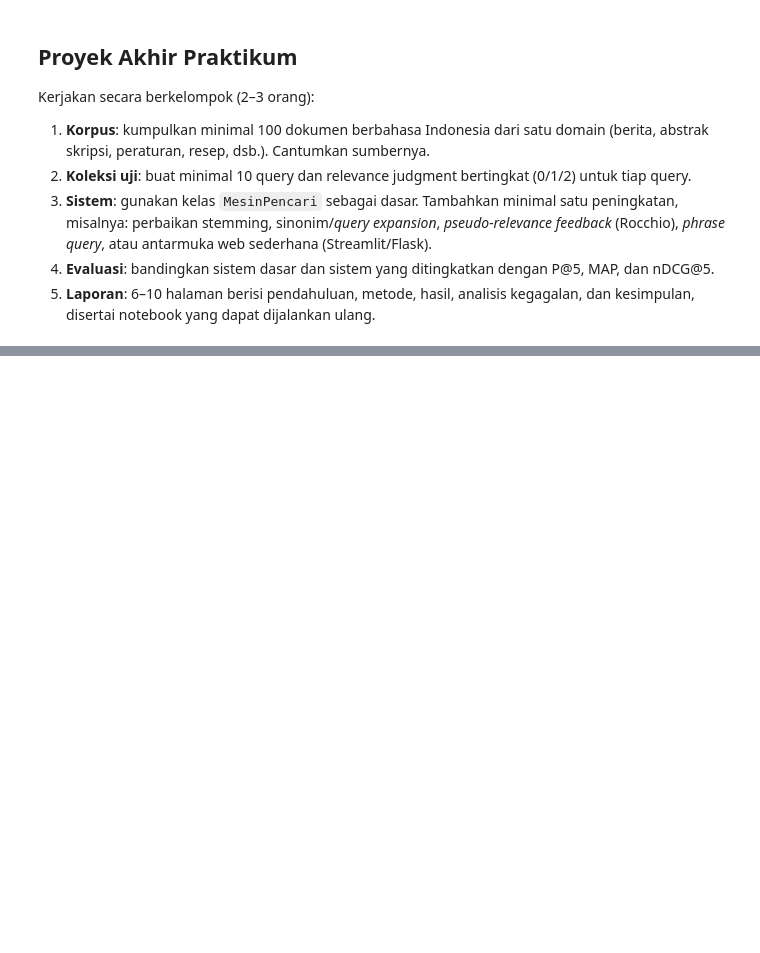
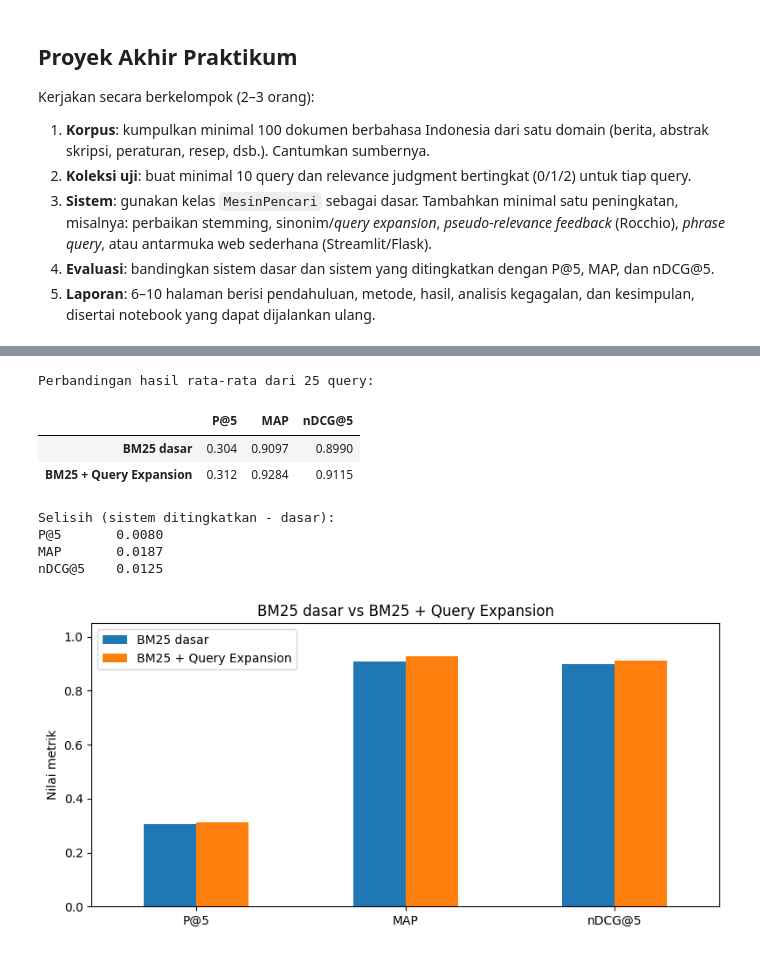
Before and after one commit to uccuuu/Project-STKI, a Jupyter notebook: notebooks/07_mesin_pencari.ipynb, the cells around one changed output, grey strips where cells are left out. Saved outputs shown, nothing was run; the diff lists cells and outputs as text; code cells hidden in the pictures; blank space fills up the shorter version.

```diff
--- a/notebooks/07_mesin_pencari.ipynb
+++ b/notebooks/07_mesin_pencari.ipynb
@@ -103,0 +411,9 @@ Kerjakan secara berkelompok (2–3 orang):
+# %%
+bm25_dasar = MesinPencari(model='bm25', ekspansi_sinonim=False)
+bm25_ekspansi = MesinPencari(model='bm25', ekspansi_sinonim=True)
+contoh_sinonim = 'teknologi rumah cerdas yang dikendalikan lewat ponsel'
+print('Query contoh:', contoh_sinonim)
+print('Token baseline:', bm25_dasar.token_query(contoh_sinonim))
+print('Token query expansion:', bm25_ekspansi.token_query(contoh_sinonim))
+print('Hasil dasar:', bm25_dasar.cari(contoh_sinonim, k=5))
+print('Hasil expansion:', bm25_ekspansi.cari(contoh_sinonim, k=5))
@@ -103,0 +432,30 @@ Kerjakan secara berkelompok (2–3 orang):
+# %%
+hasil_dasar = evaluasi_mesin(bm25_dasar)
+hasil_ekspansi = evaluasi_mesin(bm25_ekspansi)
+tabel_perbandingan = pd.DataFrame({
+    'BM25 dasar': ringkasan(hasil_dasar),
+    'BM25 + Query Expansion': ringkasan(hasil_ekspansi),
+}).T
+print('Perbandingan hasil rata-rata dari 25 query:')
+display(tabel_perbandingan.round(4))
+
+selisih = tabel_perbandingan.loc['BM25 + Query Expansion'] - tabel_perbandingan.loc['BM25 dasar']
+print('Selisih (sistem ditingkatkan - dasar):')
+print(selisih.round(4).to_string())
+
+ax = tabel_perbandingan.T.plot(kind='bar', figsize=(8, 4), rot=0)
+ax.set_title('BM25 dasar vs BM25 + Query Expansion')
+ax.set_ylabel('Nilai metrik')
+ax.set_ylim(0, 1.05)
+plt.tight_layout()
+plt.show()
+# %% [output]
+Perbandingan hasil rata-rata dari 25 query:
+|  | P@5 | MAP | nDCG@5 |
+| BM25 dasar | 0.304 | 0.9097 | 0.8990 |
+| BM25 + Query Expansion | 0.312 | 0.9284 | 0.9115 |
+Selisih (sistem ditingkatkan - dasar):
+P@5       0.0080
+MAP       0.0187
+nDCG@5    0.0125
+[figure, added]
```
Also changed, not shown: parts of 26 cells of this notebook, 7 other files.
